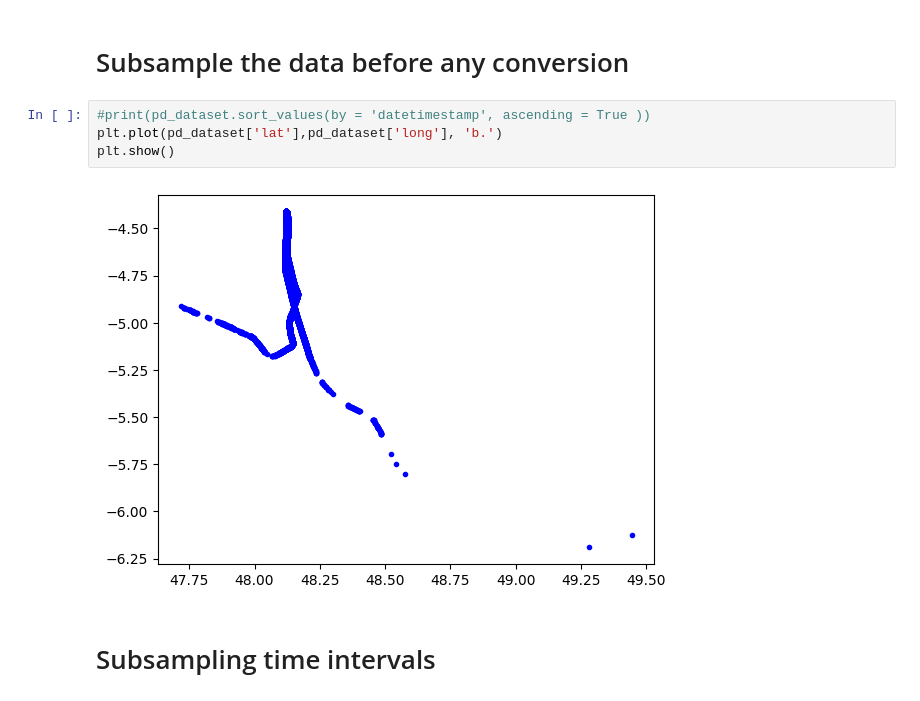
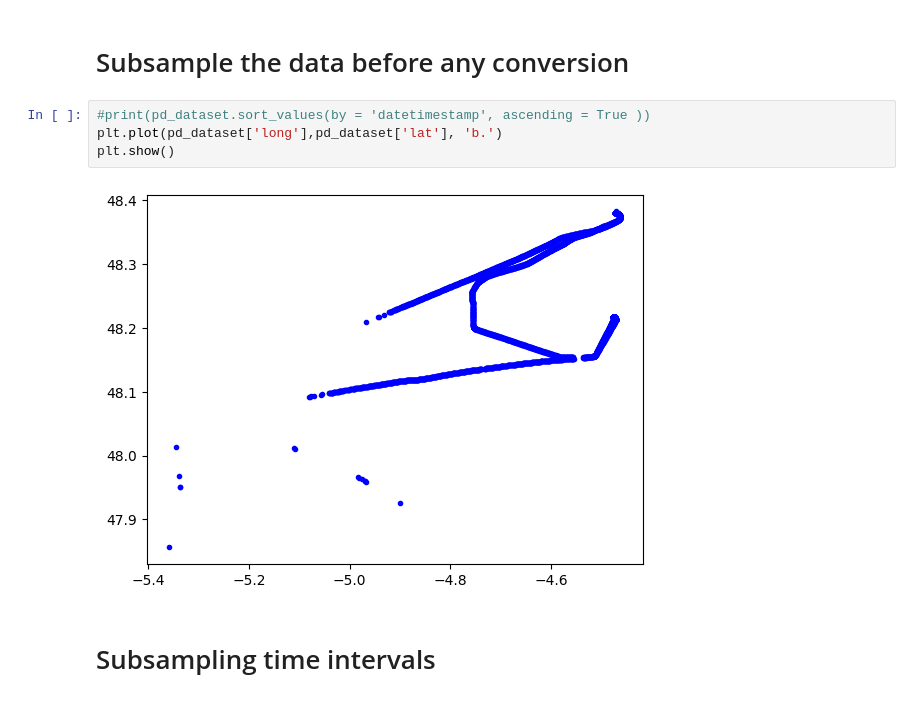
Before and after one commit to cnburger/AIS_KalmanFilter, a Jupyter notebook: Time Sampling.ipynb, the cells around one changed output. Cells and saved outputs as stored; diff of their text form.

```diff
--- a/Time Sampling.ipynb
+++ b/Time Sampling.ipynb
@@ -21,10 +21,10 @@ pd_dataset = pd.read_csv(r"374281000.csv")
 # Subsample the data before any conversion
 # %%
 #print(pd_dataset.sort_values(by = 'datetimestamp', ascending = True ))
-plt.plot(pd_dataset['lat'],pd_dataset['long'], 'b.')
+plt.plot(pd_dataset['long'],pd_dataset['lat'], 'b.')
 plt.show()
 # %% [output]
-[figure, old version]
+[figure, new version]
 # %% [markdown]
 # Subsampling time intervals
 # %%
```
Also changed, not shown: parts of 9 cells of this notebook.
